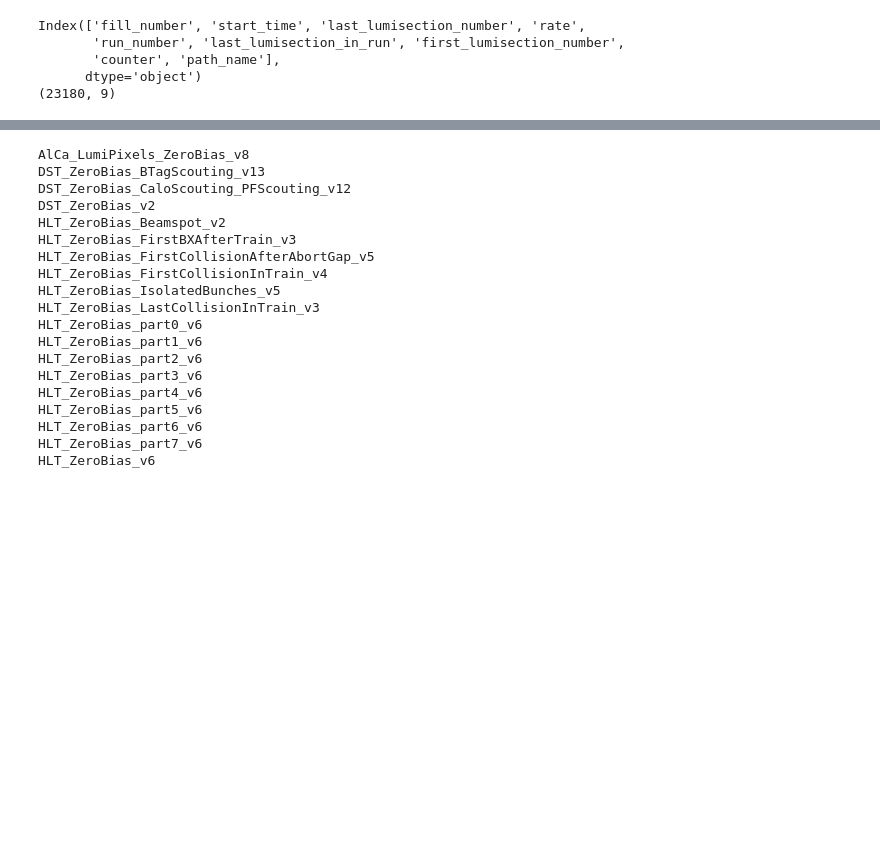
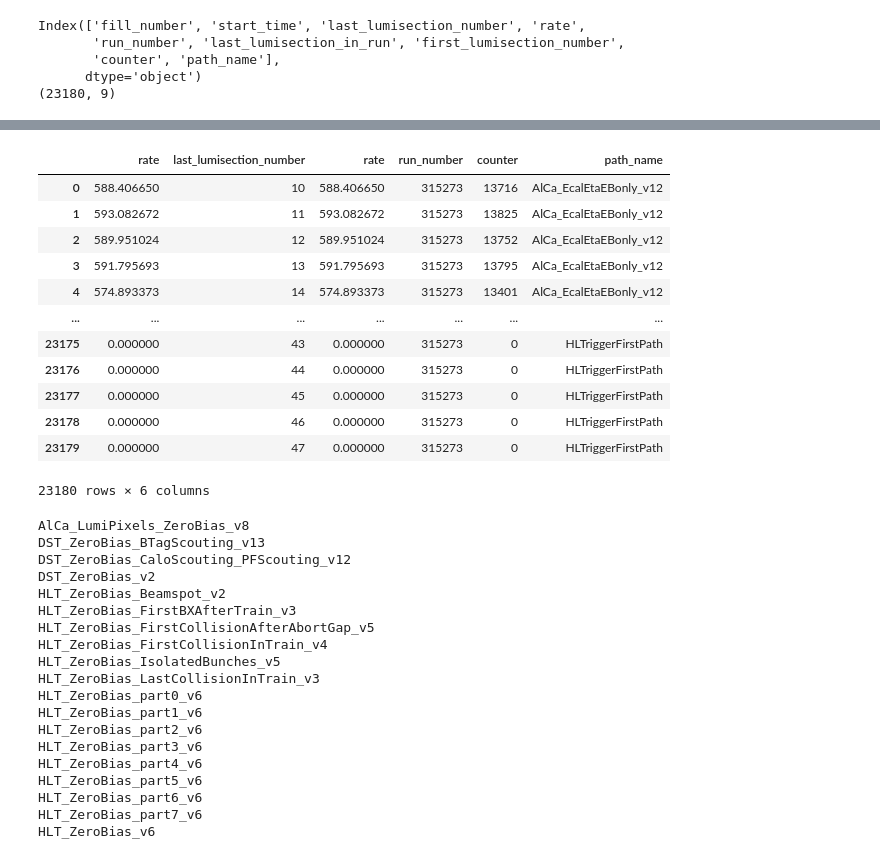
Before and after one commit to GuillermoFidalgo/OMS-results-and-tools, a Jupyter notebook: Toy OMS.ipynb, the cells around one changed output, grey strips where cells are left out. Drawn from its saved outputs; the diff is of its cells as text; code cells hidden in the pictures; blank space fills up the shorter version.

```diff
--- a/Toy OMS.ipynb
+++ b/Toy OMS.ipynb
@@ -100,5 +170,21 @@ Index(['fill_number', 'start_time', 'last_lumisection_number', 'rate',
 # %%
 slimdf=df[["rate","last_lumisection_number","rate","run_number","counter","path_name"]]
+# %%
+slimdf
+# %% [output]
+|  | rate | last_lumisection_number | rate | run_number | counter | path_name |
+| 0 | 588.406650 | 10 | 588.406650 | 315273 | 13716 | AlCa_EcalEtaEBonly_v12 |
+| 1 | 593.082672 | 11 | 593.082672 | 315273 | 13825 | AlCa_EcalEtaEBonly_v12 |
+| 2 | 589.951024 | 12 | 589.951024 | 315273 | 13752 | AlCa_EcalEtaEBonly_v12 |
+| 3 | 591.795693 | 13 | 591.795693 | 315273 | 13795 | AlCa_EcalEtaEBonly_v12 |
+| 4 | 574.893373 | 14 | 574.893373 | 315273 | 13401 | AlCa_EcalEtaEBonly_v12 |
+| ... | ... | ... | ... | ... | ... | ... |
+| 23175 | 0.000000 | 43 | 0.000000 | 315273 | 0 | HLTriggerFirstPath |
+| 23176 | 0.000000 | 44 | 0.000000 | 315273 | 0 | HLTriggerFirstPath |
+| 23177 | 0.000000 | 45 | 0.000000 | 315273 | 0 | HLTriggerFirstPath |
+| 23178 | 0.000000 | 46 | 0.000000 | 315273 | 0 | HLTriggerFirstPath |
+| 23179 | 0.000000 | 47 | 0.000000 | 315273 | 0 | HLTriggerFirstPath |
+23180 rows × 6 columns
 # %%
 for i in df["path_name"].unique():
     if "ZeroBias" in i:
```
Also changed, not shown: parts of 12 cells of this notebook.
